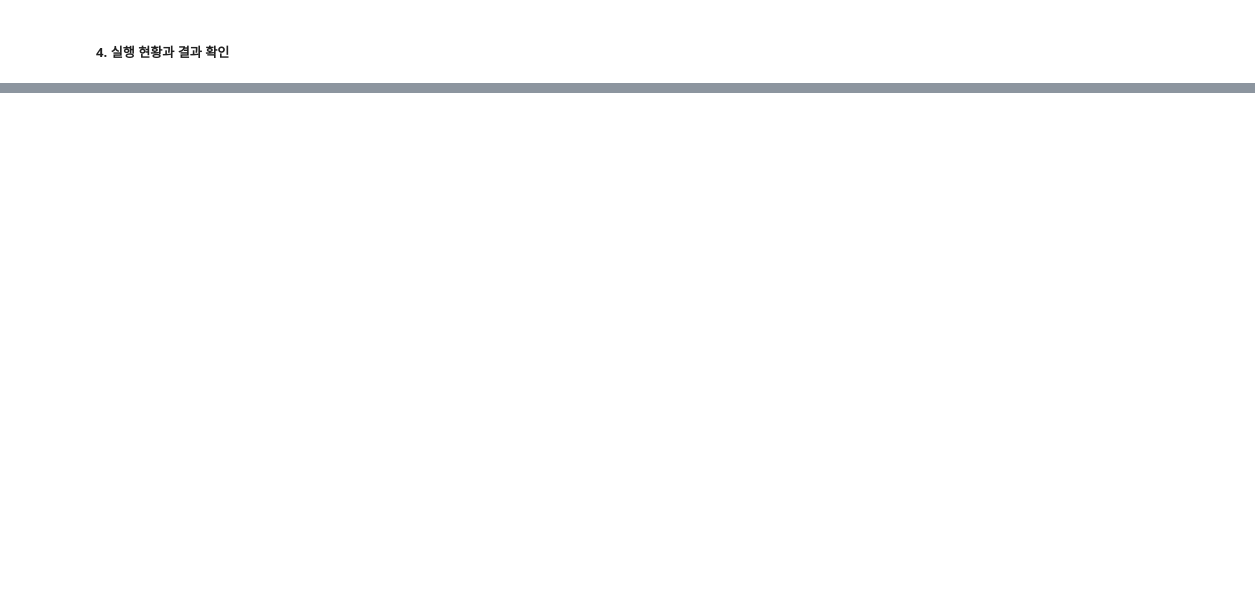
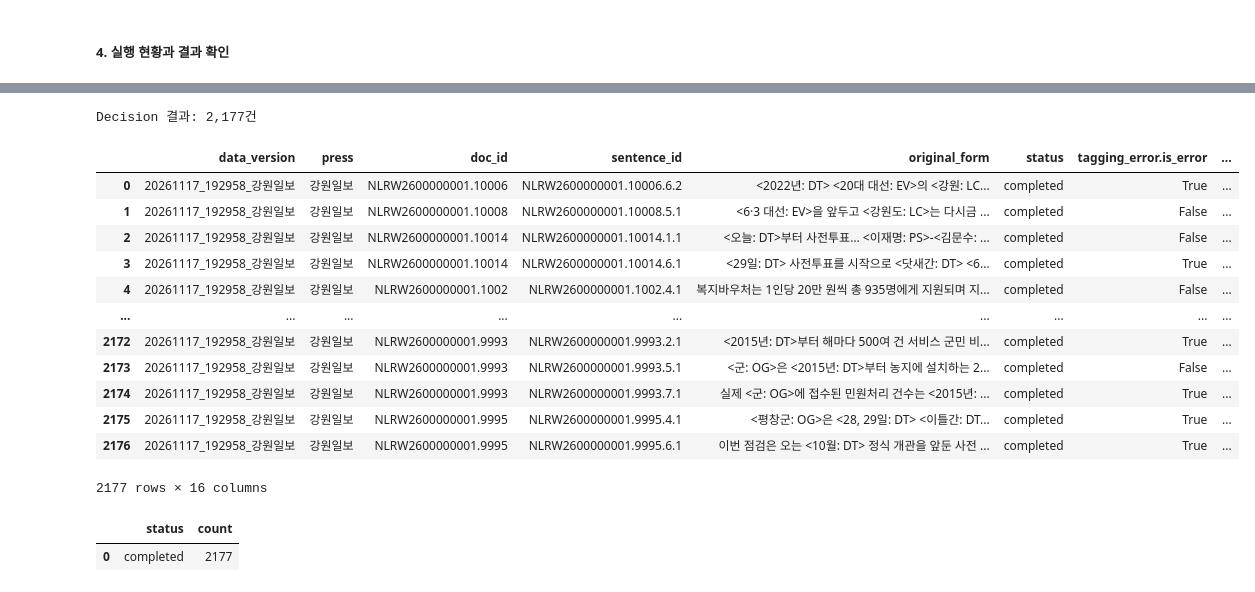
Before and after one commit to sosodoit/ner, a Jupyter notebook: run_decision_2.ipynb, the cells around one changed output, grey strips where cells are left out. Saved outputs shown, nothing was run; the diff lists cells and outputs as text; code cells hidden in the pictures; blank space fills up the shorter version.

```diff
--- a/run_decision_2.ipynb
+++ b/run_decision_2.ipynb
@@ -316,0 +352,41 @@ display(pd.DataFrame(full_summaries))
+# %%
+# Decision 결과 확인용 테이블
+result_paths = sorted((Path(OUTPUT_ROOT) / 'press').glob('*/results.jsonl'))
+result_records = []
+for result_path in result_paths:
+    if result_path.exists():
+        result_records.extend(pd.read_json(result_path, lines=True).to_dict('records'))
+
+if result_records:
+    decision_table = pd.json_normalize(result_records)
+    decision_columns = [
+        'data_version', 'press', 'doc_id', 'sentence_id', 'original_form', 'status',
+        'tagging_error.is_error', 'tagging_error.error_type', 'tagging_error.confidence',
+        'tagging_merge.needed', 'tagging_merge.confidence',
+        'api.attempts', 'api.input_chars', 'api.usage.input_tokens',
+        'api.usage.output_tokens', 'api.response_id',
+    ]
+    decision_table = decision_table[[column for column in decision_columns if column in decision_table.columns]]
+    decision_table = decision_table.sort_values(['press', 'doc_id', 'sentence_id']).reset_index(drop=True)
+    print(f'Decision 결과: {len(decision_table):,}건')
+    display(decision_table)
+    display(decision_table['status'].value_counts(dropna=False).rename_axis('status').reset_index(name='count'))
+else:
+    print(f'결과 파일이 없습니다: {OUTPUT_ROOT / "press"}')
+# %% [output]
+Decision 결과: 2,177건
+|  | data_version | press | doc_id | sentence_id | original_form | status | tagging_error.is_error | ... |
+| 0 | 20261117_192958_강원일보 | 강원일보 | NLRW2600000001.10006 | NLRW2600000001.10006.6.2 | <2022년: DT> <20대 대선: EV>의 <강원: LC... | completed | True | ... |
+| 1 | 20261117_192958_강원일보 | 강원일보 | NLRW2600000001.10008 | NLRW2600000001.10008.5.1 | <6·3 대선: EV>을 앞두고 <강원도: LC>는 다시금 ... | completed | False | ... |
+| 2 | 20261117_192958_강원일보 | 강원일보 | NLRW2600000001.10014 | NLRW2600000001.10014.1.1 | <오늘: DT>부터 사전투표… <이재명: PS>-<김문수: ... | completed | False | ... |
+| 3 | 20261117_192958_강원일보 | 강원일보 | NLRW2600000001.10014 | NLRW2600000001.10014.6.1 | <29일: DT> 사전투표를 시작으로 <닷새간: DT> <6... | completed | True | ... |
+| 4 | 20261117_192958_강원일보 | 강원일보 | NLRW2600000001.1002 | NLRW2600000001.1002.4.1 | 복지바우처는 1인당 20만 원씩 총 935명에게 지원되며 지... | completed | False | ... |
+| ... | ... | ... | ... | ... | ... | ... | ... | ... |
+| 2172 | 20261117_192958_강원일보 | 강원일보 | NLRW2600000001.9993 | NLRW2600000001.9993.2.1 | <2015년: DT>부터 해마다 500여 건 서비스 군민 비... | completed | True | ... |
+| 2173 | 20261117_192958_강원일보 | 강원일보 | NLRW2600000001.9993 | NLRW2600000001.9993.5.1 | <군: OG>은 <2015년: DT>부터 농지에 설치하는 2... | completed | False | ... |
+| 2174 | 20261117_192958_강원일보 | 강원일보 | NLRW2600000001.9993 | NLRW2600000001.9993.7.1 | 실제 <군: OG>에 접수된 민원처리 건수는 <2015년: ... | completed | True | ... |
+| 2175 | 20261117_192958_강원일보 | 강원일보 | NLRW2600000001.9995 | NLRW2600000001.9995.4.1 | <평창군: OG>은 <28, 29일: DT> <이틀간: DT... | completed | True | ... |
+| 2176 | 20261117_192958_강원일보 | 강원일보 | NLRW2600000001.9995 | NLRW2600000001.9995.6.1 | 이번 점검은 오는 <10월: DT> 정식 개관을 앞둔 사전 ... | completed | True | ... |
+2177 rows × 16 columns
+|  | status | count |
+| 0 | completed | 2177 |
```
Also changed, not shown: parts of 13 cells of this notebook, 1 other file.
